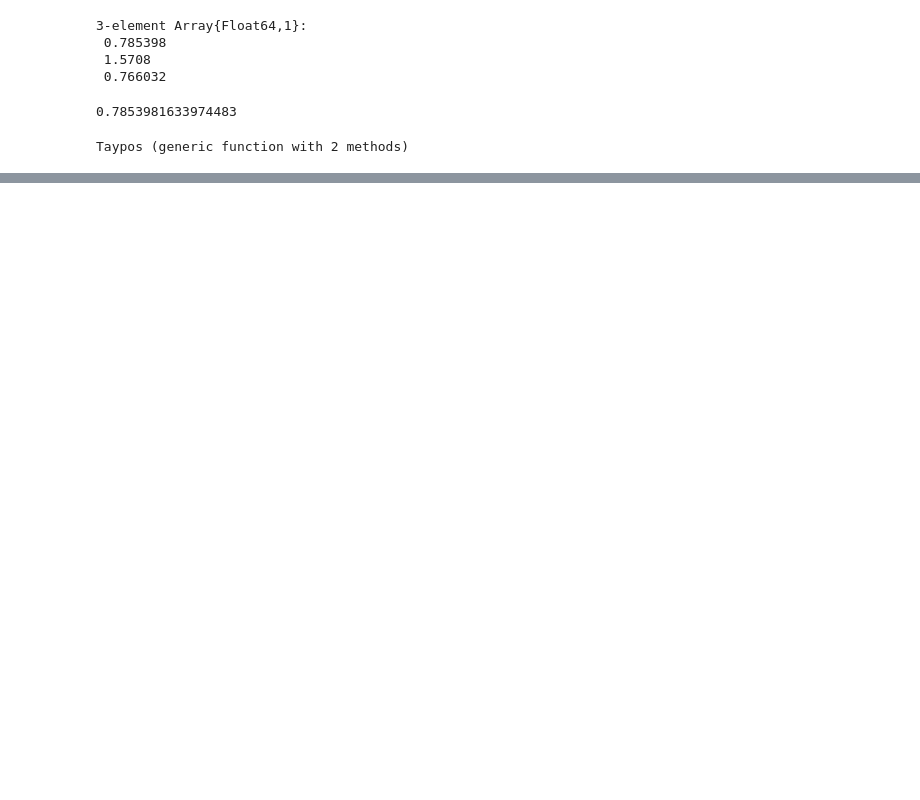
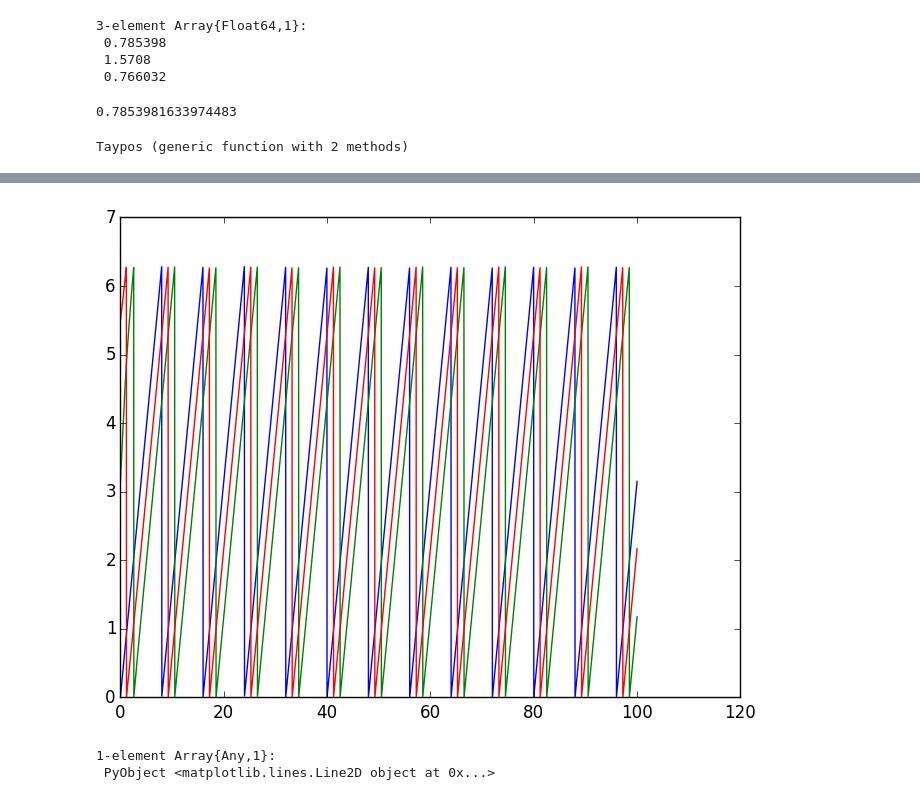
Before and after one commit to windie-rozureido/ProyectoTemasSelectosFisComp2016-1, a Jupyter notebook: trafico.ipynb, the cells around one changed output, grey strips where cells are left out. Cells and saved outputs as stored; diff of their text form; code cells hidden in the pictures; blank space fills up the shorter version.

```diff
--- a/trafico.ipynb
+++ b/trafico.ipynb
@@ -442,6 +439,11 @@ function positions(tayse,h) #Calcula las nuevas posiciones
 
     for i in 1:n
         pos= evaluate(tayse[i],h)
+
+        if pos >= 2π
+            pos = mod2pi(pos)
+        end
+
         push!(x,pos)
     end
 
@@ -503,7 +505,7 @@ evaluate(diffTaylor(a[1]),b)
 #Ahora vamos a correr el método de Taylor.
 function Taypos(X0, L, Τ, V,tf,ϵ,ti=0.0)
     tempore = Float64[ti]; #Arreglo de tiempo
-    loca = Vector{Float64}[[X0]]; #Arreglo de arreglo de posiciones
+    loca = Array{Float64}[X0']; #Arreglo de arreglo de posiciones
     #celeritates = Vector{Float64}[V]; #Arreglo de arreglo de velocidades
 
     while ti <= tf
@@ -513,13 +515,13 @@ function Taypos(X0, L, Τ, V,tf,ϵ,ti=0.0)
         vs = celeritates(tayseries,h)
         ti = ti+h
         push!(tempore,ti)
-        push!(loca,[pasamodulo2pi(xs)])
+        push!(loca,xs')
         #push!(celeritates, [vs])
         X0 = xs
         #V = vs
     end
 
-    [tempore hcat(loca...)']
+    return [tempore vcat(loca...)]
 
 end
 # %% [output]
@@ -527,10 +529,10 @@ Taypos (generic function with 2 methods)
 # %%
 X0 = [0,π,7*π/4];
 L = π/16 * [1,1,1];
-Τ = [1.0,1.0,1.0];
+T = [1.0,1.0,1.0];
 V = [π/4, π/2, 3*π/4];
-tf = 1000;
-ϵ = 2.0e-5;
+tf = 30;
+ϵ = 2.0e-10;
 # %%
-grafdat = Taypos(X0, L, Τ, V,tf,ϵ)
+x=Taypos(X0,L,T,V,tf,ϵ)
 # %% [output]
@@ -587,0 +558,8 @@ while loading In[38], in expression starting on line 1
+# %%
+plot(x[:,1], x[:,2])
+plot(x[:,1], x[:,3])
+plot(x[:,1], x[:,4])
+# %% [output]
+[figure, added]
+1-element Array{Any,1}:
+ PyObject <matplotlib.lines.Line2D object at 0x...>
```
Also changed, not shown: parts of 8 cells of this notebook.
